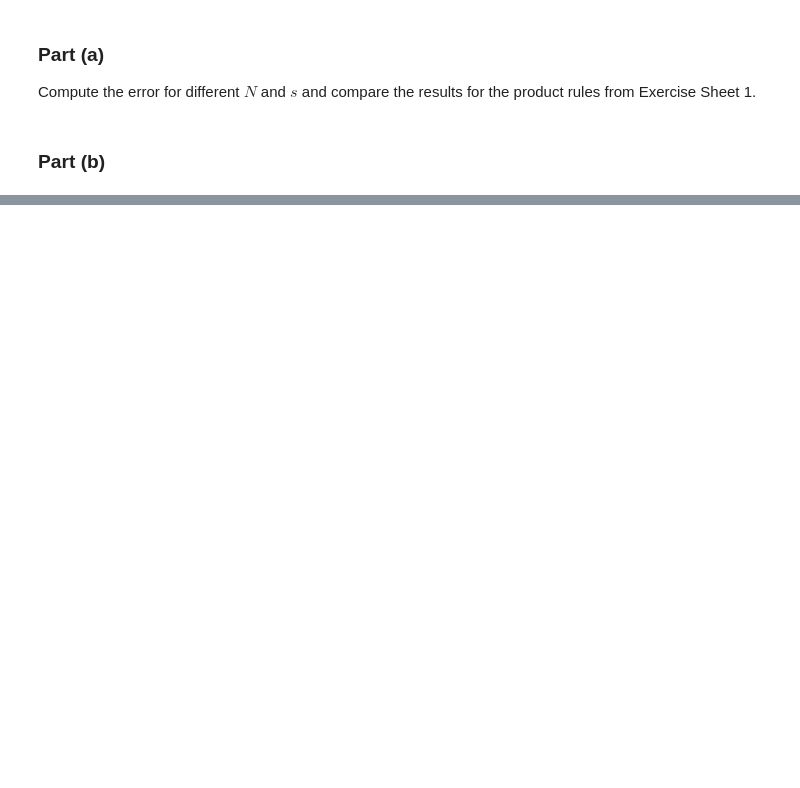
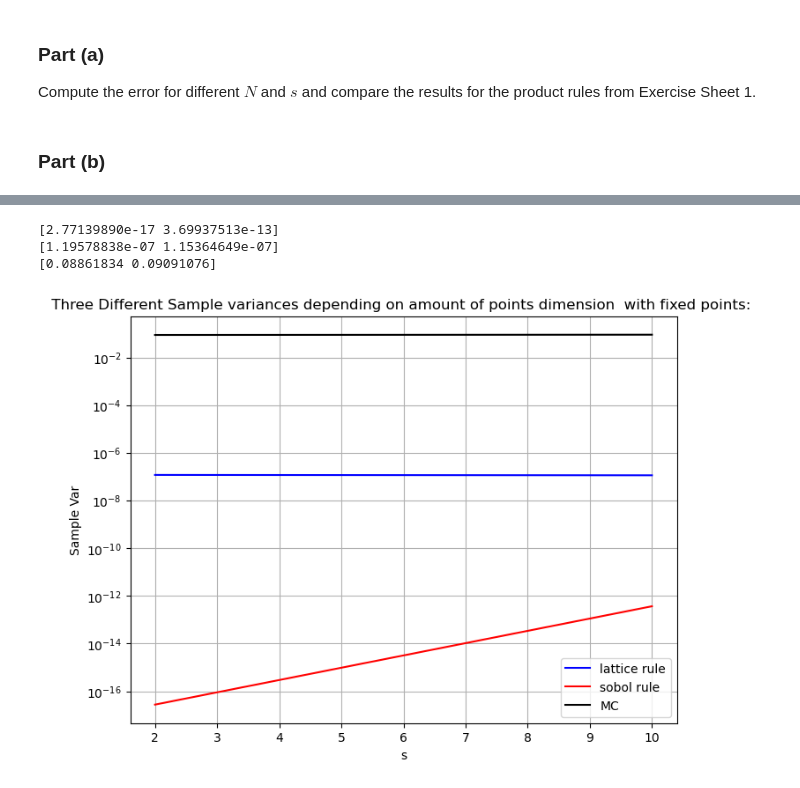
Before and after one commit to AaronvonMaekel/UncertaintyQuantification, a Jupyter notebook: Sheet07/UQ_Sheet07.ipynb, the cells around one changed output, grey strips where cells are left out. Cells and saved outputs as stored; diff of their text form; code cells hidden in the pictures; blank space fills up the shorter version.

```diff
--- a/Sheet07/UQ_Sheet07.ipynb
+++ b/Sheet07/UQ_Sheet07.ipynb
@@ -142,0 +308,77 @@ sobol_error
+# %%
+smesh= [2,10]
+R=32
+m=10
+
+
+sobol_est = np.empty(len(smesh))
+sobol_sample_var = np.empty(len(smesh))
+lattice_est = np.empty(len(smesh))
+lattice_sample_var = np.empty(len(smesh))
+
+MC_est = np.empty(len(smesh))
+MC_sample_var =  np.empty(len(smesh))
+i=0
+for s in smesh:
+    #generate new points for lattice rule
+    z = generating_vectors(s)
+    points = generate_lattice_points(z, m)
+
+    MCs=   MC_integrate(g, 2**m*R,s)
+    MC_est[i] = np.mean(MCs)
+    MC_sample_var[i] =  np.var(MCs,ddof=1)
+
+
+    sobol_estimates = []
+    lattice_estimates = []
+    for _ in range(R):
+        scrambled_points = generate_sobol_points(s, int(m), scramble=True)
+        sobol_estimates.append(
+            np.mean(g(s, scrambled_points))
+        )
+        shifted_points = shift_points(s, points)
+        lattice_estimates.append(
+            np.mean(g(s, shifted_points))
+        )
+
+    sobol_est[i] = np.mean(np.array(sobol_estimates))
+    sobol_sample_var[i] = np.var(sobol_estimates,ddof=1)
+    lattice_est[i] = np.mean(np.array(lattice_estimates))
+    lattice_sample_var[i] = np.var(lattice_estimates,ddof=1)
+    i+=1
+print(sobol_sample_var)
+print(lattice_sample_var)
+print(MC_sample_var)
+# %% [output]
+[2.77139890e-17 3.69937513e-13]
+[1.19578838e-07 1.15364649e-07]
+[0.08861834 0.09091076]
+# %%
+import matplotlib.pyplot as plt
+
+
+
+
+# Plot the curves
+plt.figure(figsize=(8, 6))
+plt.plot(smesh, lattice_sample_var, label="lattice rule", color='blue')
+plt.plot(smesh,sobol_sample_var, label="sobol rule", color='red')
+plt.plot(smesh,MC_sample_var, label="MC", color='black')
+#plt.plot(R, y3, label="tan(x)", color='green')
+
+
+
+# Adding labels and title
+plt.xlabel("s")
+plt.ylabel("Sample Var")
+plt.title(" Three Different Sample variances depending on amount of points dimension  with fixed points:  ")
+
+# Show legend
+plt.legend()
+
+# Display the plot
+plt.yscale("log")
+plt.grid(True)
+plt.show()
+# %% [output]
+[figure, added]
```
Also changed, not shown: parts of 16 cells of this notebook.
